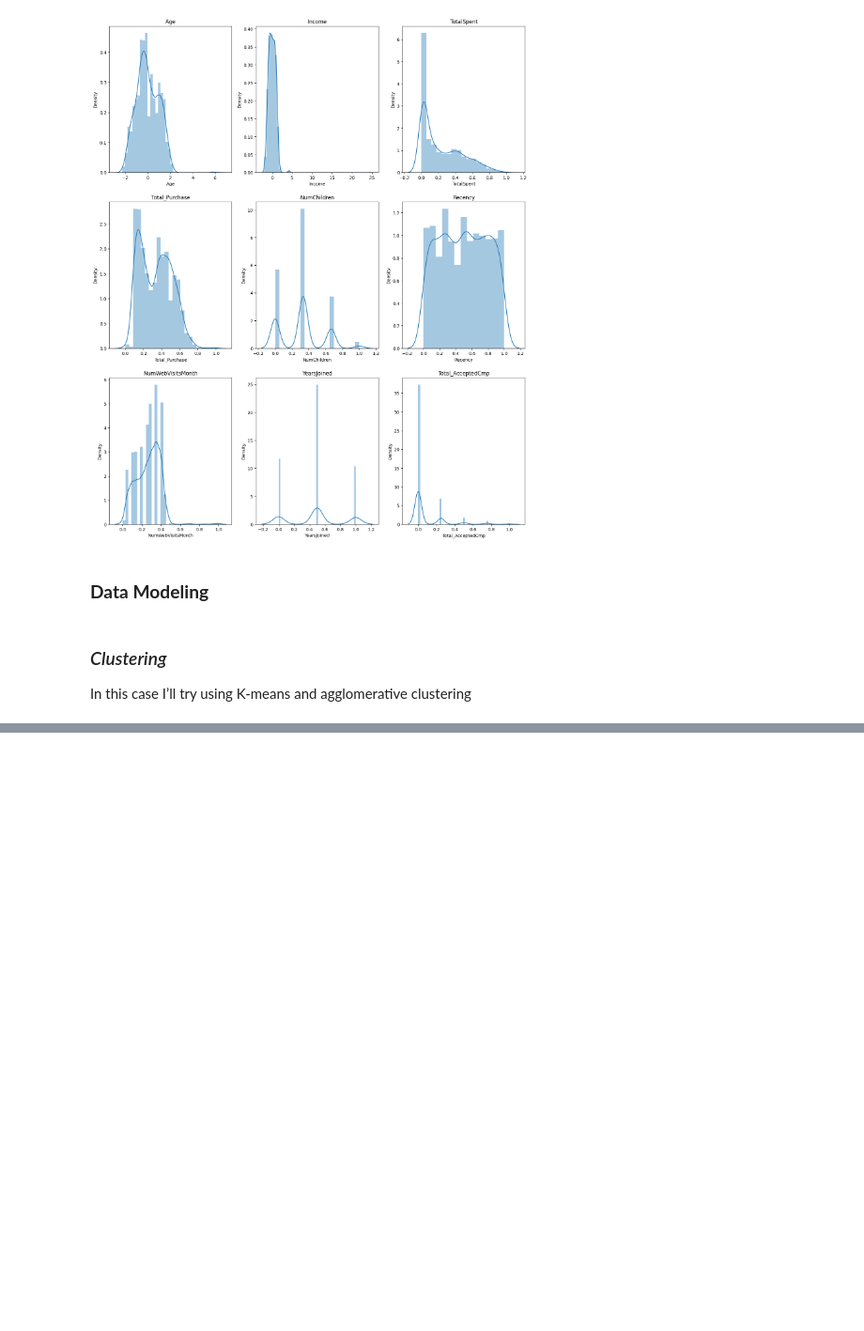
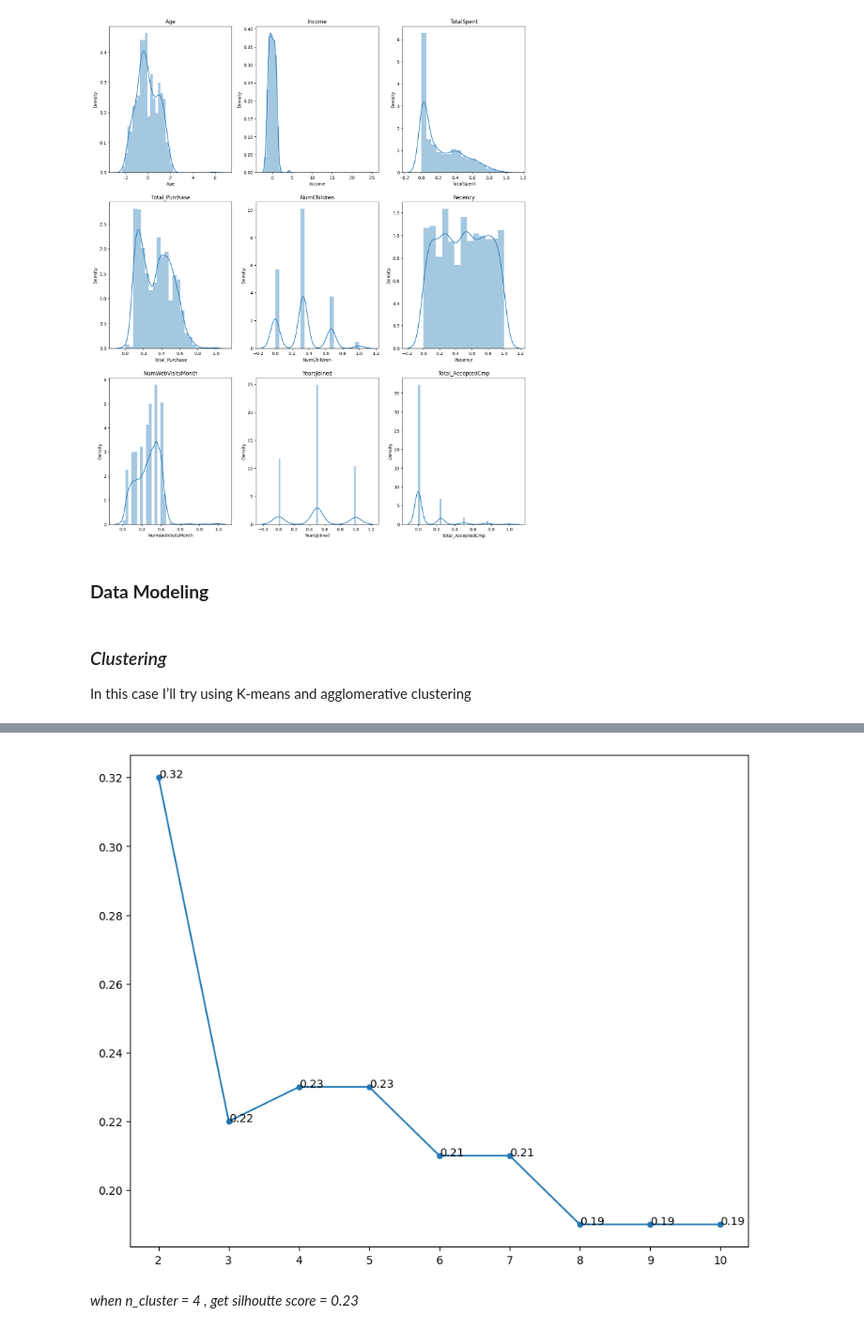
Before and after one commit to masendhy/predict_customer_personality_to_boost_marketing_campaign_by_using_machine_learning, a Jupyter notebook: predict_customer_personality_to_boost_marketing_campaign_by_using_machine_learning.ipynb, the cells around one changed output, grey strips where cells are left out. Shown at 94% size. Cells and saved outputs as stored; diff of their text form; code cells hidden in the pictures; blank space fills up the shorter version.

```diff
--- a/predict_customer_personality_to_boost_marketing_campaign_by_using_machine_learning.ipynb
+++ b/predict_customer_personality_to_boost_marketing_campaign_by_using_machine_learning.ipynb
@@ -335,0 +342,12 @@ plt.show()
+# %%
+# Let’s see the optimum number of clustering based on the silhouette score
+from sklearn.cluster import AgglomerativeClustering
+from sklearn.metrics import silhouette_score
+
+silhouette_score_arr = []
+for i in range(2,11):
+    agl = AgglomerativeClustering(n_clusters = i).fit(dffeatex_drop)
+    label = agl.labels_
+    score = silhouette_score(dffeatex_drop,label)
+    silhouette_score_arr.append(np.round(score,2))
+    print("On k =",i,"silhouette_score = ",score)
@@ -335,0 +364,16 @@ plt.show()
+# %%
+# show visualization of shilouette score
+
+x = range(2,11)
+
+plt.figure(figsize=(10,8))
+sns.lineplot(x=x, y=silhouette_score_arr)
+sns.scatterplot(x=x,y=silhouette_score_arr)
+
+#give text label for shilouette score
+for i, label in enumerate(silhouette_score_arr):
+    plt.text(x[i], label, str(label))
+# %% [output]
+[figure, added]
+# %% [markdown]
+*when n_cluster = 4 , get silhoutte score = 0.23*
```
Also changed, not shown: parts of 5 cells of this notebook.
